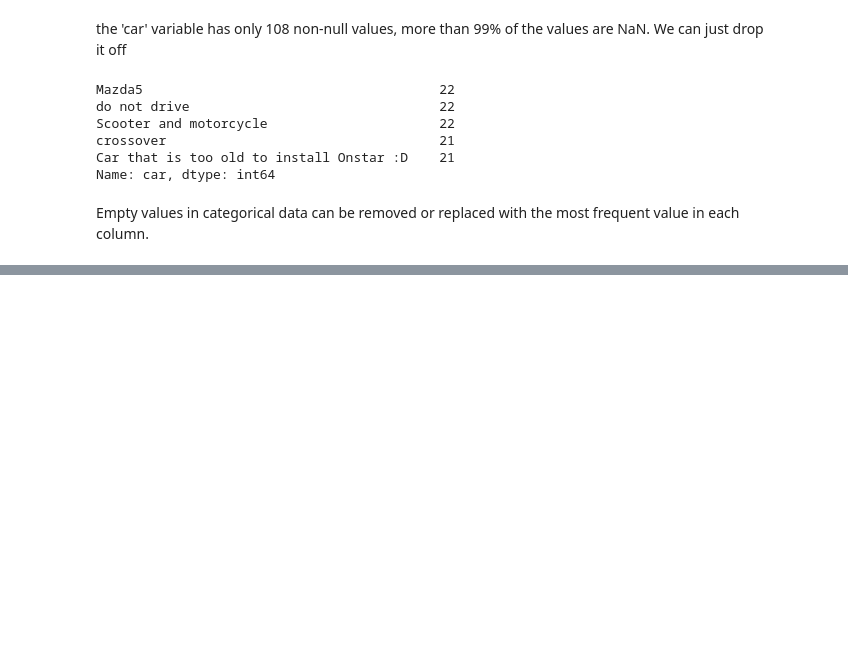
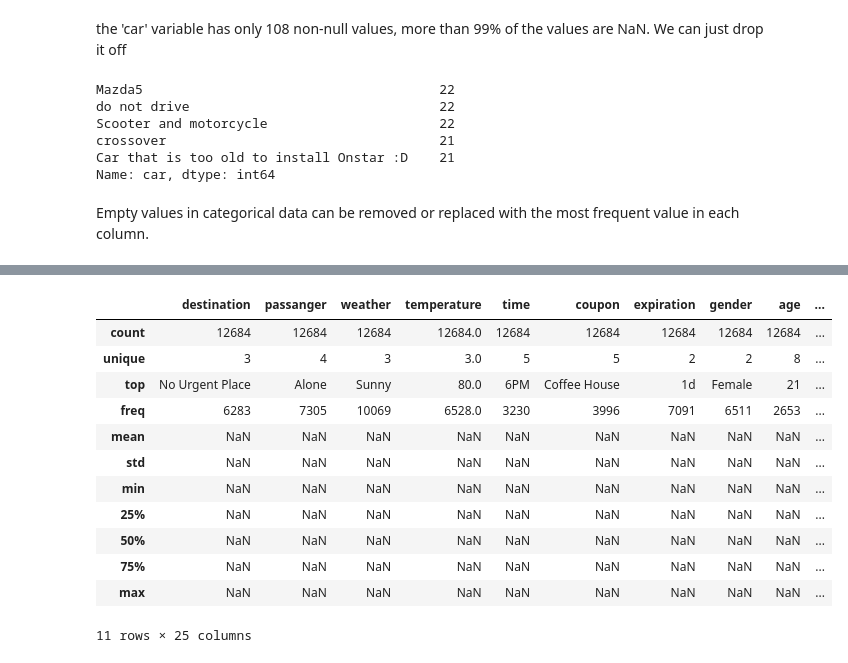
Before and after one commit to MaryamKarrabi-eng/DataMining, a Jupyter notebook: data-models-in-vehicle-coupon-recommendation_new.ipynb, the cells around one changed output, grey strips where cells are left out. Saved outputs shown, nothing was run; the diff lists cells and outputs as text; code cells hidden in the pictures; blank space fills up the shorter version.

```diff
--- a/data-models-in-vehicle-coupon-recommendation_new.ipynb
+++ b/data-models-in-vehicle-coupon-recommendation_new.ipynb
@@ -164,0 +202,17 @@ for x in df.columns[df.isna().any()]:
+# %%
+#lets do some statistcal analysis
+df.describe(include='all')
+# %% [output]
+|  | destination | passanger | weather | temperature | time | coupon | expiration | gender | age | ... |
+| count | 12684 | 12684 | 12684 | 12684.0 | 12684 | 12684 | 12684 | 12684 | 12684 | ... |
+| unique | 3 | 4 | 3 | 3.0 | 5 | 5 | 2 | 2 | 8 | ... |
+| top | No Urgent Place | Alone | Sunny | 80.0 | 6PM | Coffee House | 1d | Female | 21 | ... |
+| freq | 6283 | 7305 | 10069 | 6528.0 | 3230 | 3996 | 7091 | 6511 | 2653 | ... |
+| mean | NaN | NaN | NaN | NaN | NaN | NaN | NaN | NaN | NaN | ... |
+| std | NaN | NaN | NaN | NaN | NaN | NaN | NaN | NaN | NaN | ... |
+| min | NaN | NaN | NaN | NaN | NaN | NaN | NaN | NaN | NaN | ... |
+| 25% | NaN | NaN | NaN | NaN | NaN | NaN | NaN | NaN | NaN | ... |
+| 50% | NaN | NaN | NaN | NaN | NaN | NaN | NaN | NaN | NaN | ... |
+| 75% | NaN | NaN | NaN | NaN | NaN | NaN | NaN | NaN | NaN | ... |
+| max | NaN | NaN | NaN | NaN | NaN | NaN | NaN | NaN | NaN | ... |
+11 rows × 25 columns
```
Also changed, not shown: parts of 17 cells of this notebook, 1 other file.
